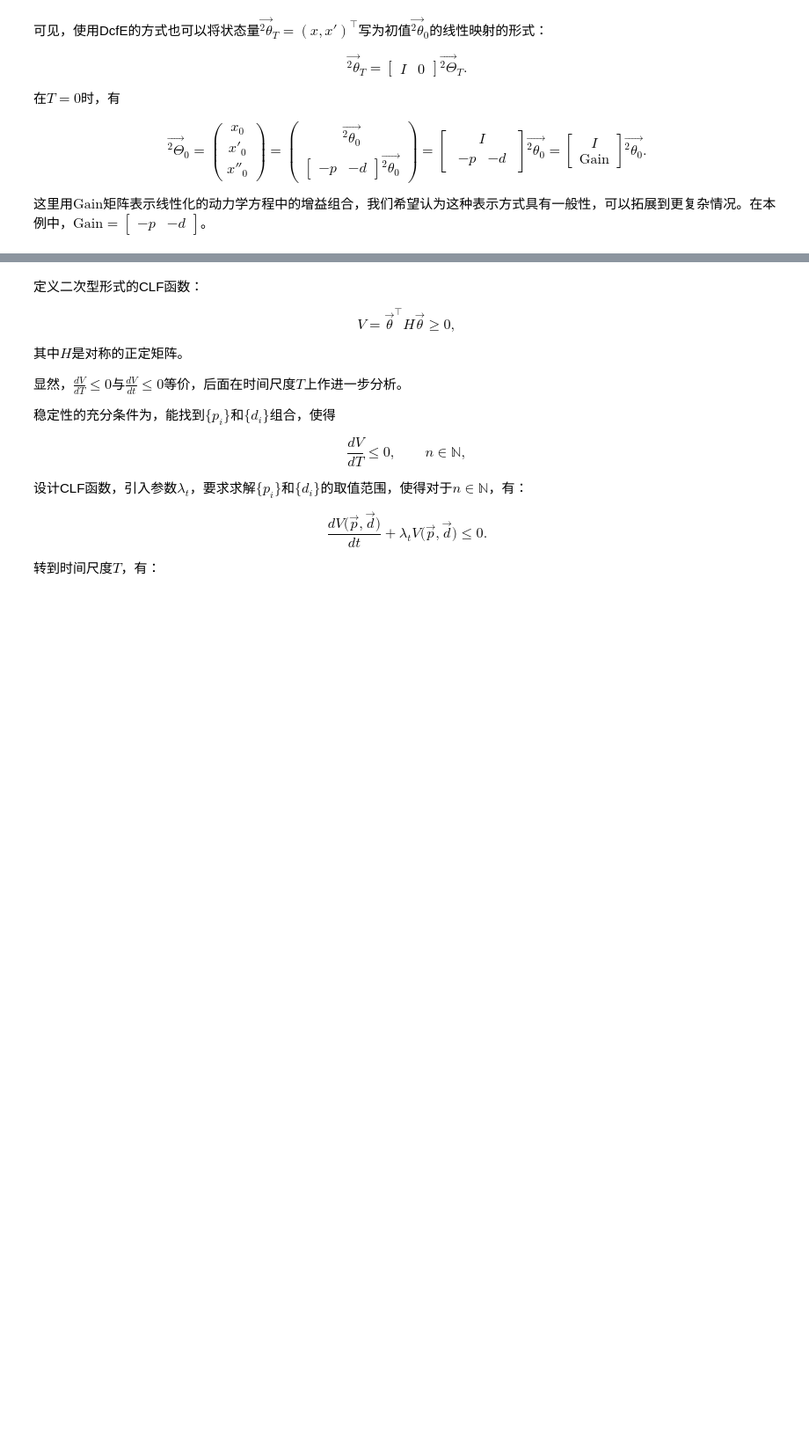
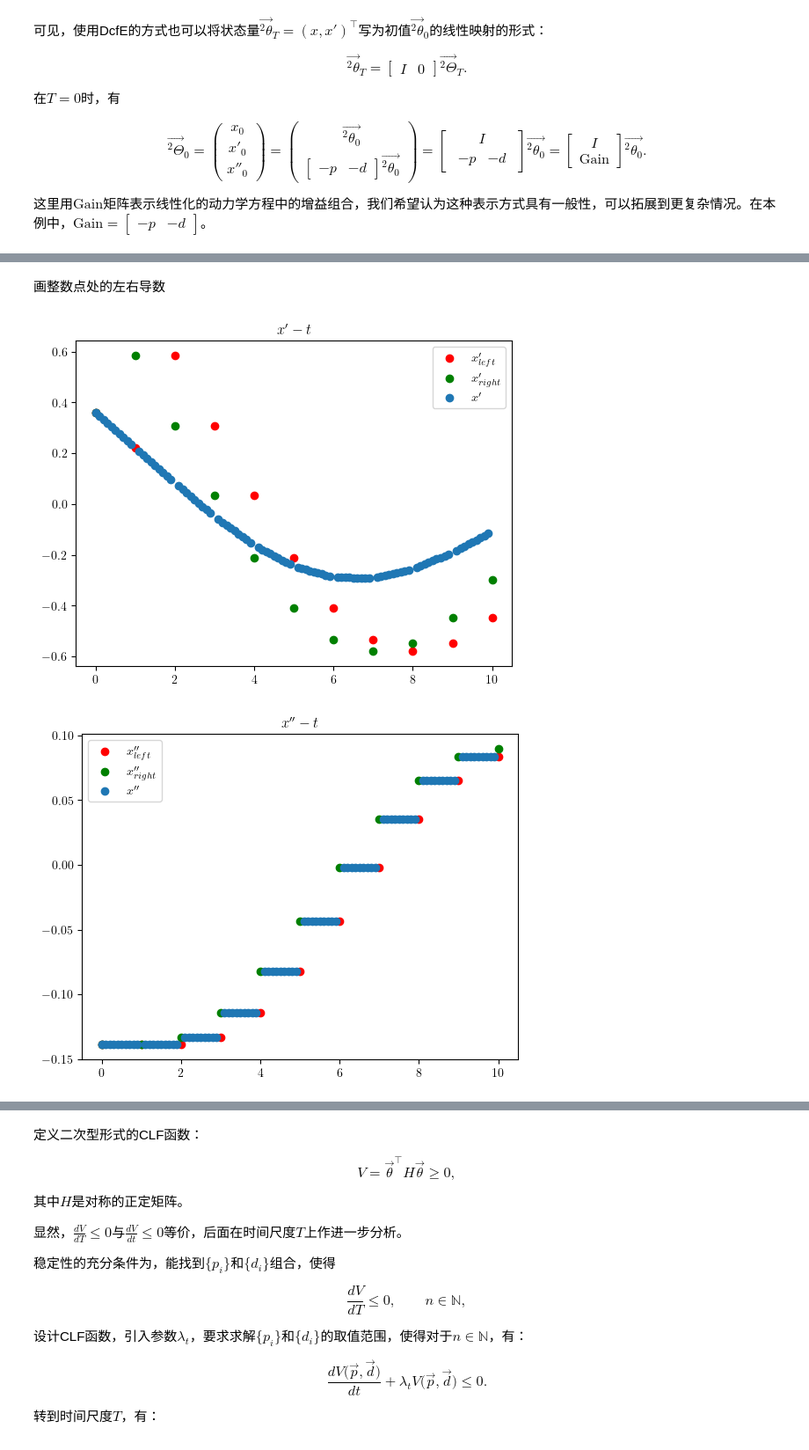
Before and after one commit to CTCingithub/CLF_DigitalControlHybridSystem, a Jupyter notebook: OneDelay.ipynb, the cells around one changed output, grey strips where cells are left out. Shown: that part at 88% size. Drawn from its saved outputs; the diff is of its cells as text; code cells hidden in the pictures; blank space fills up the shorter version.

```diff
--- a/OneDelay.ipynb
+++ b/OneDelay.ipynb
@@ -699,0 +1184,63 @@ $$
+# %% [markdown]
+画整数点处的左右导数
+# %%
+theta_derivative_Integer_Left_fSSE = np.array(
+    [[theta_total[0, 1], -p * theta_total[0, 0] - d * theta_total[0, 1]]]
+).reshape((1, -1))
+theta_derivative_Integer_Right_fSSE = np.array(
+    [[theta_total[0, 1], -p * theta_total[0, 0] - d * theta_total[0, 1]]]
+).reshape((1, -1))
+
+
+time_plot_discrete_integer = [0]
+for i in np.arange(1, TotalTime + 1, 1):
+    # 画整数点左导数情况
+    temp = PsiProperty(i, p, d, np.identity(2))
+    theta_derivative_Integer_Left_fSSE = np.concatenate(
+        (
+            theta_derivative_Integer_Left_fSSE,
+            (
+                temp.Psi_Derivative_Value_Integer_Left_fSSE()
+                @ theta_fSSE[0, :].reshape((-1, 1))
+            ).T,
+        ),
+        axis=0,
+    )
+    theta_derivative_Integer_Right_fSSE = np.concatenate(
+        (
+            theta_derivative_Integer_Right_fSSE,
+            (
+                temp.Psi_Derivative_Value_Integer_Right_fSSE()
+                @ theta_fSSE[0, :].reshape((-1, 1))
+            ).T,
+        ),
+        axis=0,
+    )
+    time_plot_discrete_integer = time_plot_discrete_integer + [i]
+
+time_plot_discrete_integer = np.array(time_plot_discrete_integer)
+
+plt.scatter(
+    time_plot_discrete_integer, theta_derivative_Integer_Left_fSSE[:, 0], c="Red"
+)
+plt.scatter(
+    time_plot_discrete_integer, theta_derivative_Integer_Right_fSSE[:, 0], c="Green"
+)
+plt.scatter(time_plot_discrete, theta_derivative_NoInteger_fSSE[:, 0])
+plt.title("$x' - t$")
+plt.legend(("$x'_{left}$","$x'_{right}$","$x'$"))
+plt.show()
+
+plt.scatter(
+    time_plot_discrete_integer, theta_derivative_Integer_Left_fSSE[:, 1], c="Red"
+)
+plt.scatter(
+    time_plot_discrete_integer, theta_derivative_Integer_Right_fSSE[:, 1], c="Green"
+)
+plt.scatter(time_plot_discrete, theta_derivative_NoInteger_fSSE[:, 1])
+plt.title("$x'' - t$")
+plt.legend(("$x''_{left}$","$x''_{right}$","$x''$"))
+plt.show()
+# %% [output]
+[figure, added]
+[figure, added]
```
Also changed, not shown: parts of 33 cells of this notebook, 1 other file.
